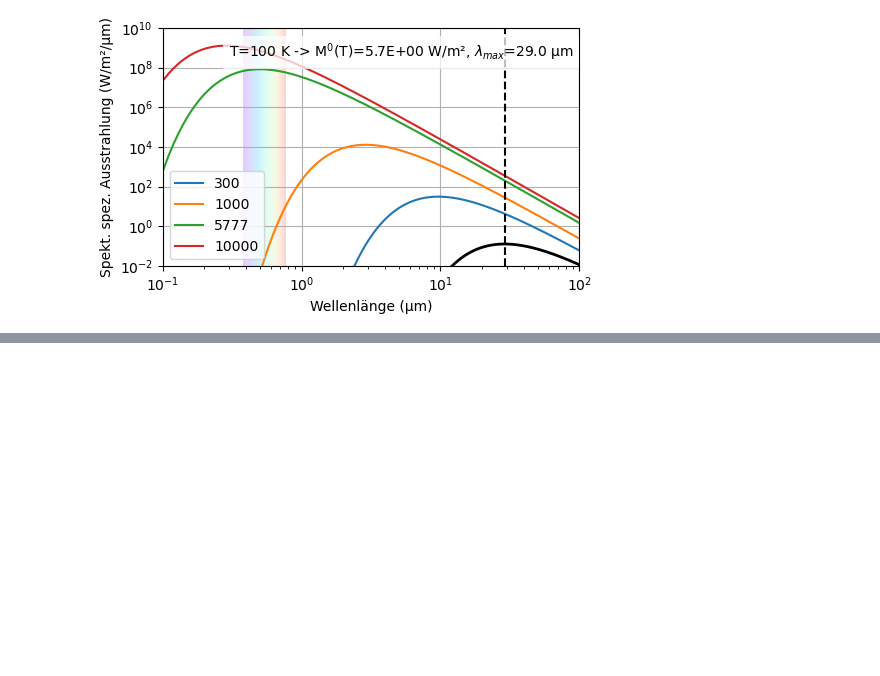
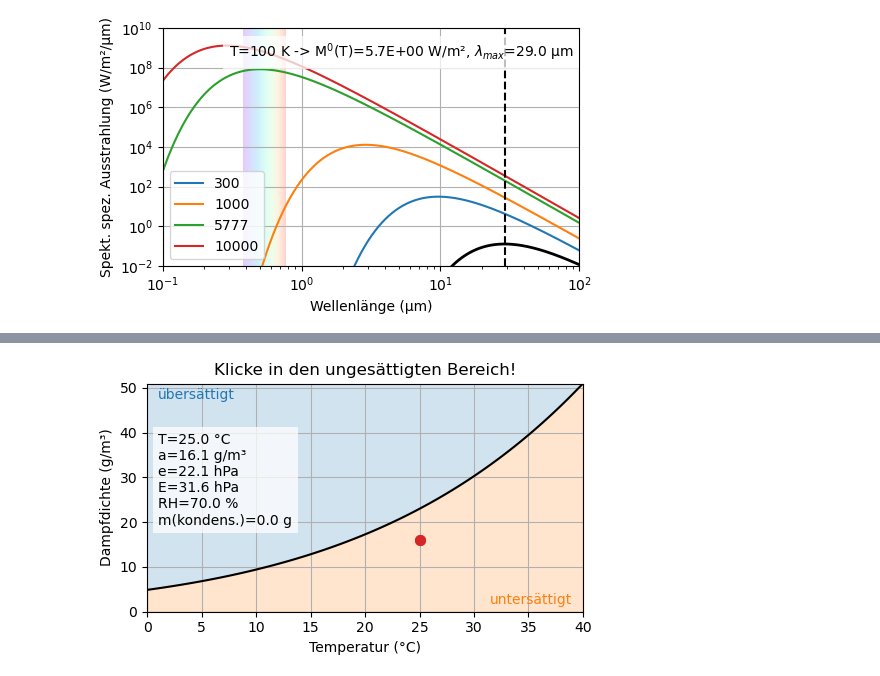
Before and after one commit to heistermann/hydro-sandbox, a Jupyter notebook: content/klimatologie.ipynb, the cells around one changed output, grey strips where cells are left out. Saved outputs shown, nothing was run; the diff lists cells and outputs as text; code cells hidden in the pictures; blank space fills up the shorter version.

Commit message:
magnus

```diff
--- a/content/klimatologie.ipynb
+++ b/content/klimatologie.ipynb
@@ -108,0 +138,99 @@ interactive(children=(IntSlider(value=100, description='T', layout=Layout(width=
+# %%
+with plt.ioff():
+    fig, ax = plt.subplots(1,1, num=" ", constrained_layout=True, figsize=(5,3))
+
+
+T = np.linspace(0,40,100)
+vapsat = magnus(T)
+vapdens = density_from_T(T)
+plt.plot(T, vapdens, "-", color="black")
+#plt.plot(T, vapdens, "-", color="black")
+plt.fill_between(T, vapdens, color="tab:orange", alpha=0.2)
+plt.fill_between(T, y1=np.repeat(100,len(T)), y2=vapdens, color="tab:blue", alpha=0.2)
+plt.xlabel("Temperatur (°C)")
+plt.ylabel("Dampfdichte (g/m³)")
+plt.text(39, max(vapdens)*0.05, "untersättigt", ha="right", va="center", color="tab:orange")
+plt.text(1, max(vapdens)*0.95, "übersättigt", ha="left", va="center", color="tab:blue")
+plt.title("Klicke in den ungesättigten Bereich!")
+# #vline = plt.axvline(25, color="black", ls="--")
+point, = plt.plot(25, 0.7*density_from_T(25), "o",
+                  color="tab:red", ms=7)
+point2, = plt.plot(25, 0.7*density_from_T(25), "o",
+                  mfc="None", mec="tab:red", ms=7)
+
+
+plt.xlim(min(T), max(T))
+plt.ylim(0, max(vapdens))
+plt.grid()
+
+linx = []
+liny = []
+line, = plt.plot(linx,liny,"-", color="tab:green", lw=2)
+
+
+text = plt.text(1, 40,
+                make_vapor_labels(point),
+                ha="left", va="top", color="black")
+text.set_bbox(dict(facecolor='white', alpha=0.75, edgecolor='None'))
+
+def update(T):
+    #line.set_ydata(sim.Q)
+    #optional preventing autoscaling of y-axis
+    ax.autoscale(False)
+    E = magnus(T)
+    density = point.get_ydata()[0]
+    satdensity = density_from_e_T(E,T)
+    e = e_from_density_T(density, T)
+
+    y = point.get_ydata()[0]
+    if density >= satdensity:
+        y = satdensity
+        point.set_color("tab:blue")
+    else:
+        point.set_color("tab:red")
+    point.set_xdata([T])
+    point.set_ydata([y])
+    linx.append(T)
+    liny.append(y)
+    line.set_xdata(linx)
+    line.set_ydata(liny)
+    mkond = liny[0]-liny[-1]
+    text.set_text(make_vapor_labels(point, mkond))
+
+
+
+    #point.set_ydata([density_from_T(T)])
+    #vline.set_xdata([lambdamax(T)*1e6])
+    #text.set_text(make_planck_labels(T))
+    fig.canvas.draw_idle()
+
+Tw = widgets.FloatSlider(value=25, min=0, max=40, step=0.1,
+                       layout=widgets.Layout(width='85%'))
+w = widgets.interact(update,
+                     T=Tw)
+
+
+def onclick(event):
+    global point, point2
+    point.remove()
+    point2.remove()
+    point, = plt.plot(event.xdata, event.ydata, "o",
+                  color="tab:red", ms=7)
+    point2, = plt.plot(event.xdata, event.ydata, "o",
+                  mfc="None", mec="tab:red", ms=7)
+    global linx, liny, line
+    linx = []
+    liny = []
+    line.remove()
+    line, = plt.plot(linx,liny,"-", color="tab:green", lw=2)
+
+    text.set_text(make_vapor_labels(point))
+    Tw.value=event.xdata
+
+_ = plt.ion()
+cid = fig.canvas.mpl_connect('button_press_event', onclick)
+
+fig.canvas.toolbar_visible = False
+plt.show()
+_ = plt.ioff()
+# %% [output]
@@ -108,0 +238 @@ interactive(children=(IntSlider(value=100, description='T', layout=Layout(width=
+[figure, added]
```
Also changed, not shown: parts of 3 cells of this notebook.
